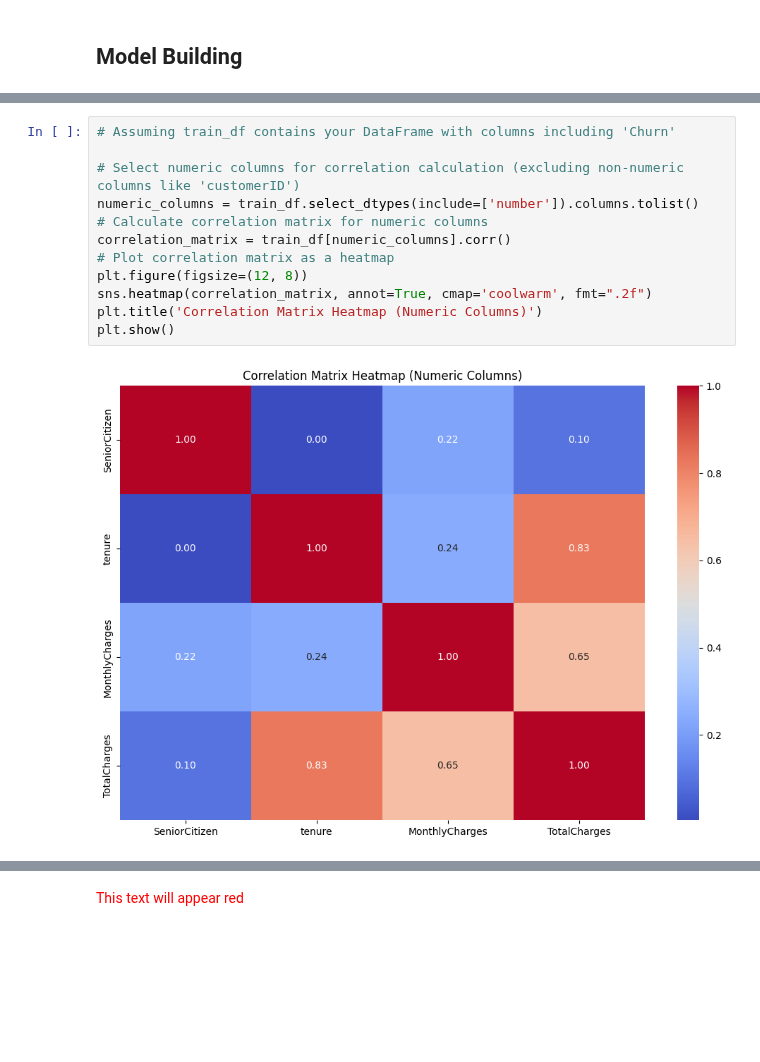
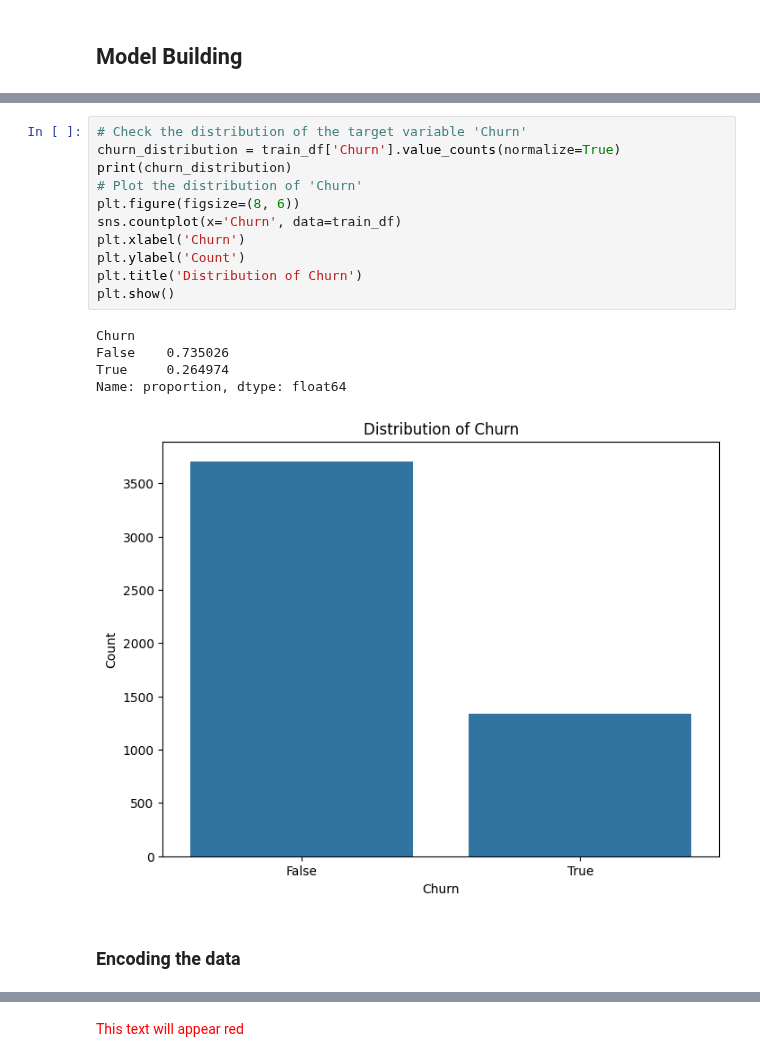
Before and after one commit to wamathaiwandeto/Customer-Churn-Prediction, a Jupyter notebook: churn.ipynb, the cells around one changed output, grey strips where cells are left out. Cells and saved outputs as stored; diff of their text form; blank space fills up the shorter version.

```diff
--- a/churn.ipynb
+++ b/churn.ipynb
@@ -1131,14 +1126,19 @@ dtype: float64
-# %%
-# Assuming train_df contains your DataFrame with columns including 'Churn'
-
-# Select numeric columns for correlation calculation (excluding non-numeric columns like 'customerID')
-numeric_columns = train_df.select_dtypes(include=['number']).columns.tolist()
-# Calculate correlation matrix for numeric columns
-correlation_matrix = train_df[numeric_columns].corr()
-# Plot correlation matrix as a heatmap
-plt.figure(figsize=(12, 8))
-sns.heatmap(correlation_matrix, annot=True, cmap='coolwarm', fmt=".2f")
-plt.title('Correlation Matrix Heatmap (Numeric Columns)')
-plt.show()
-# %% [output]
-[figure, removed]
+# %%
+# Check the distribution of the target variable 'Churn'
+churn_distribution = train_df['Churn'].value_counts(normalize=True)
+print(churn_distribution)
+# Plot the distribution of 'Churn'
+plt.figure(figsize=(8, 6))
+sns.countplot(x='Churn', data=train_df)
+plt.xlabel('Churn')
+plt.ylabel('Count')
+plt.title('Distribution of Churn')
+plt.show()
+# %% [output]
+Churn
+False    0.735026
+True     0.264974
+Name: proportion, dtype: float64
+[figure, added]
+# %% [markdown]
+### Encoding the data
```
Also changed, not shown: parts of 32 cells of this notebook.
